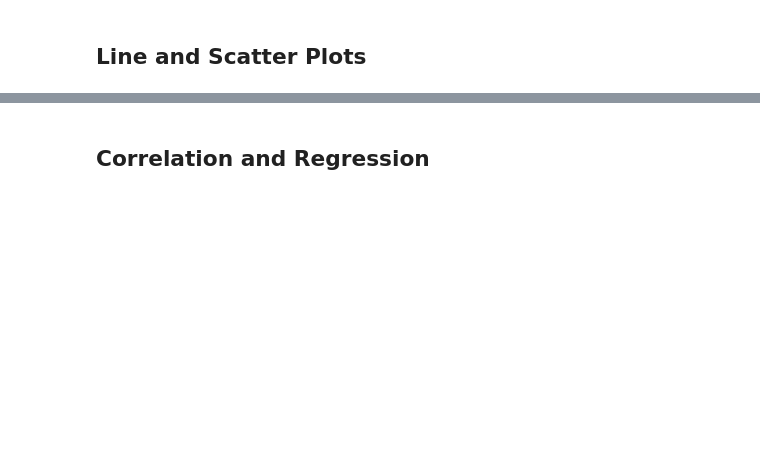
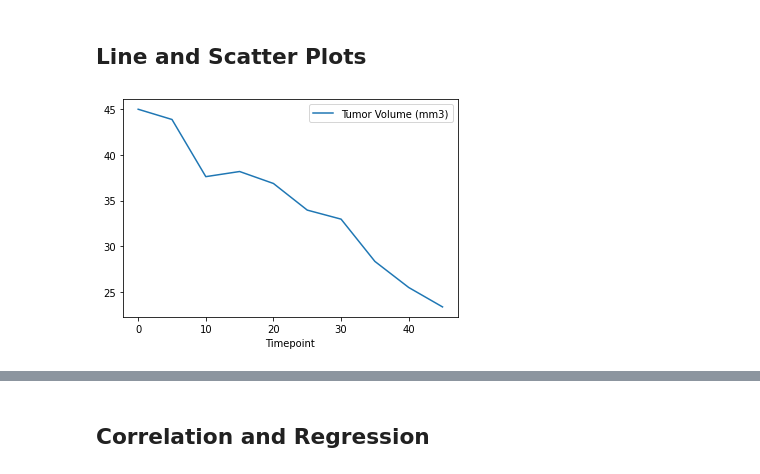
Before and after one commit to eerofeeva/05_matplotlib_challenge, a Jupyter notebook: Pymaceuticals/pymaceuticals_starter.ipynb, the cells around one changed output, grey strips where cells are left out. Saved outputs shown, nothing was run; the diff lists cells and outputs as text; code cells hidden in the pictures; blank space fills up the shorter version.

```diff
--- a/Pymaceuticals/pymaceuticals_starter.ipynb
+++ b/Pymaceuticals/pymaceuticals_starter.ipynb
@@ -209,5 +261,11 @@ plt.pie(pie_plot_df, labels=pie_plot_df.index, colors=['yellow','purple'])
 ## Line and Scatter Plots
 # %%
 # Generate a line plot of tumor volume vs. time point for a mouse treated with Capomulin
+mouseid = 's185'
+line_df = cleaned_df.loc[cleaned_df['Mouse ID']==mouseid]
+line_df.plot.line(x='Timepoint', y ='Tumor Volume (mm3)')
+plt.show()
+# %% [output]
+[figure, added]
 # %%
 # Generate a scatter plot of average tumor volume vs. mouse weight for the Capomulin regimen
```
Also changed, not shown: parts of 5 cells of this notebook.
